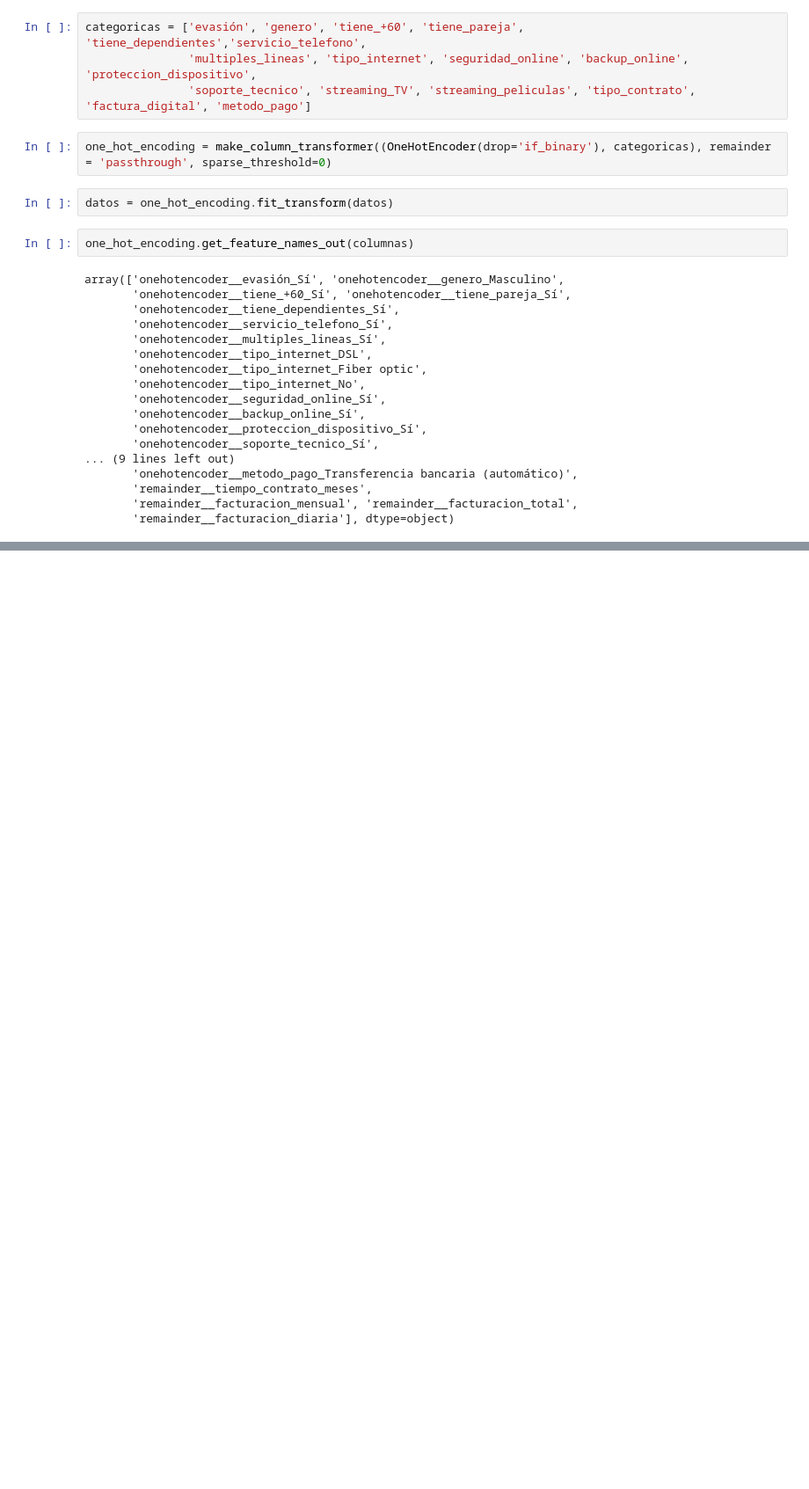
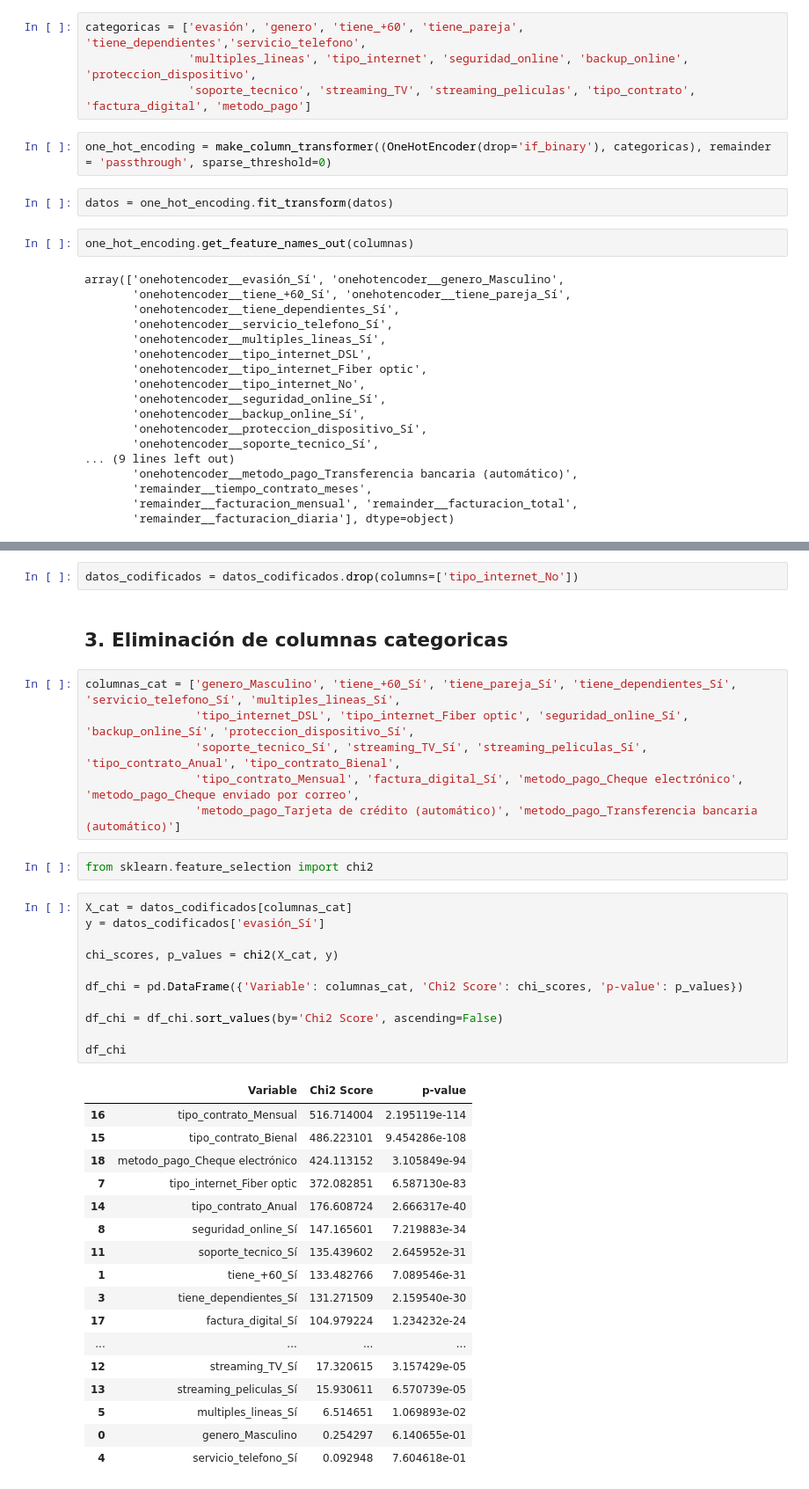
Before and after one commit to Anel-7/challenge-TelecomX-2-prediccion-de-evasion-de-clientes, a Jupyter notebook: TelecomX2.ipynb, the cells around one changed output, grey strips where cells are left out. Shown at 88% size. Drawn from its saved outputs; the diff is of its cells as text; blank space fills up the shorter version.

```diff
--- a/TelecomX2.ipynb
+++ b/TelecomX2.ipynb
@@ -146,0 +198,41 @@ datos_codificados
+# %%
+datos_codificados = datos_codificados.drop(columns=['tipo_internet_No'])
+# %% [markdown]
+## 3. Eliminación de columnas categoricas
+# %%
+columnas_cat = ['genero_Masculino', 'tiene_+60_Sí', 'tiene_pareja_Sí', 'tiene_dependientes_Sí', 'servicio_telefono_Sí', 'multiples_lineas_Sí',
+                'tipo_internet_DSL', 'tipo_internet_Fiber optic', 'seguridad_online_Sí', 'backup_online_Sí', 'proteccion_dispositivo_Sí',
+                'soporte_tecnico_Sí', 'streaming_TV_Sí', 'streaming_peliculas_Sí', 'tipo_contrato_Anual', 'tipo_contrato_Bienal',
+                'tipo_contrato_Mensual', 'factura_digital_Sí', 'metodo_pago_Cheque electrónico', 'metodo_pago_Cheque enviado por correo',
+                'metodo_pago_Tarjeta de crédito (automático)', 'metodo_pago_Transferencia bancaria (automático)']
+# %%
+from sklearn.feature_selection import chi2
+# %%
+X_cat = datos_codificados[columnas_cat]
+y = datos_codificados['evasión_Sí']
+
+chi_scores, p_values = chi2(X_cat, y)
+
+df_chi = pd.DataFrame({'Variable': columnas_cat, 'Chi2 Score': chi_scores, 'p-value': p_values})
+
+df_chi = df_chi.sort_values(by='Chi2 Score', ascending=False)
+
+df_chi
+# %% [output]
+|  | Variable | Chi2 Score | p-value |
+| 16 | tipo_contrato_Mensual | 516.714004 | 2.195119e-114 |
+| 15 | tipo_contrato_Bienal | 486.223101 | 9.454286e-108 |
+| 18 | metodo_pago_Cheque electrónico | 424.113152 | 3.105849e-94 |
+| 7 | tipo_internet_Fiber optic | 372.082851 | 6.587130e-83 |
+| 14 | tipo_contrato_Anual | 176.608724 | 2.666317e-40 |
+| 8 | seguridad_online_Sí | 147.165601 | 7.219883e-34 |
+| 11 | soporte_tecnico_Sí | 135.439602 | 2.645952e-31 |
+| 1 | tiene_+60_Sí | 133.482766 | 7.089546e-31 |
+| 3 | tiene_dependientes_Sí | 131.271509 | 2.159540e-30 |
+| 17 | factura_digital_Sí | 104.979224 | 1.234232e-24 |
+| ... | ... | ... | ... |
+| 12 | streaming_TV_Sí | 17.320615 | 3.157429e-05 |
+| 13 | streaming_peliculas_Sí | 15.930611 | 6.570739e-05 |
+| 5 | multiples_lineas_Sí | 6.514651 | 1.069893e-02 |
+| 0 | genero_Masculino | 0.254297 | 6.140655e-01 |
+| 4 | servicio_telefono_Sí | 0.092948 | 7.604618e-01 |
```
Also changed, not shown: parts of 20 cells of this notebook.
